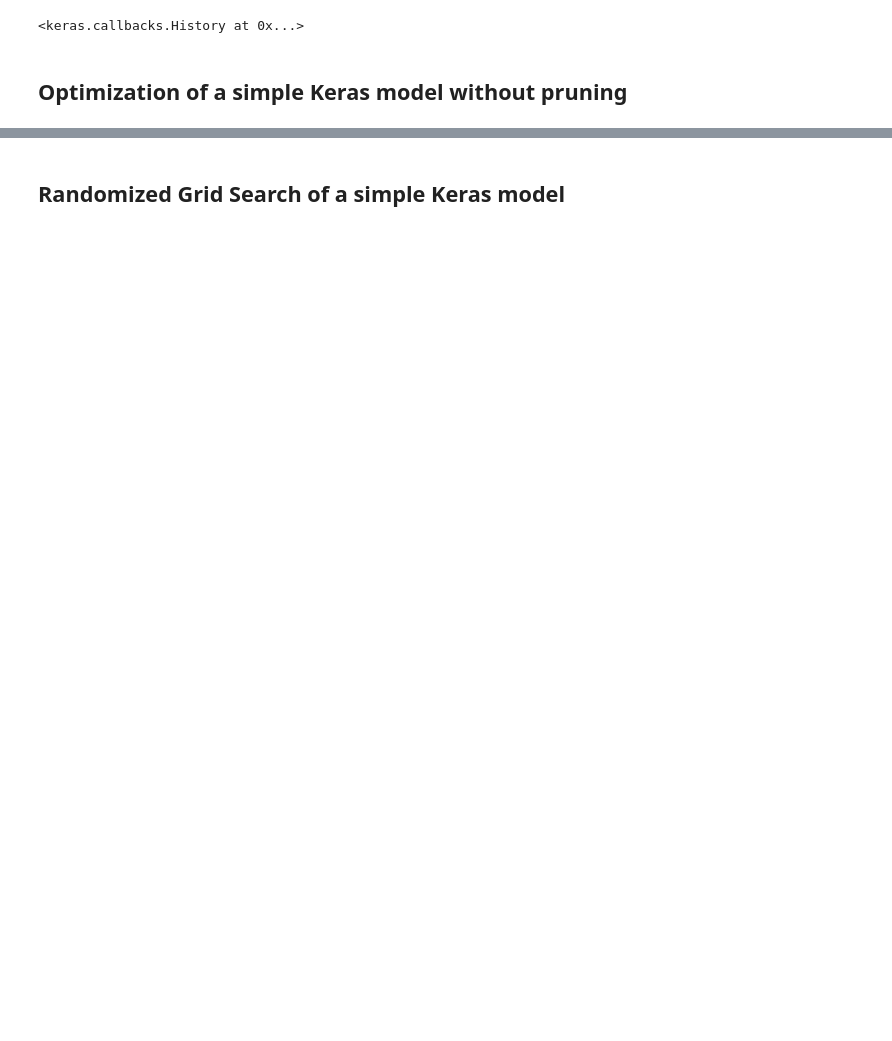
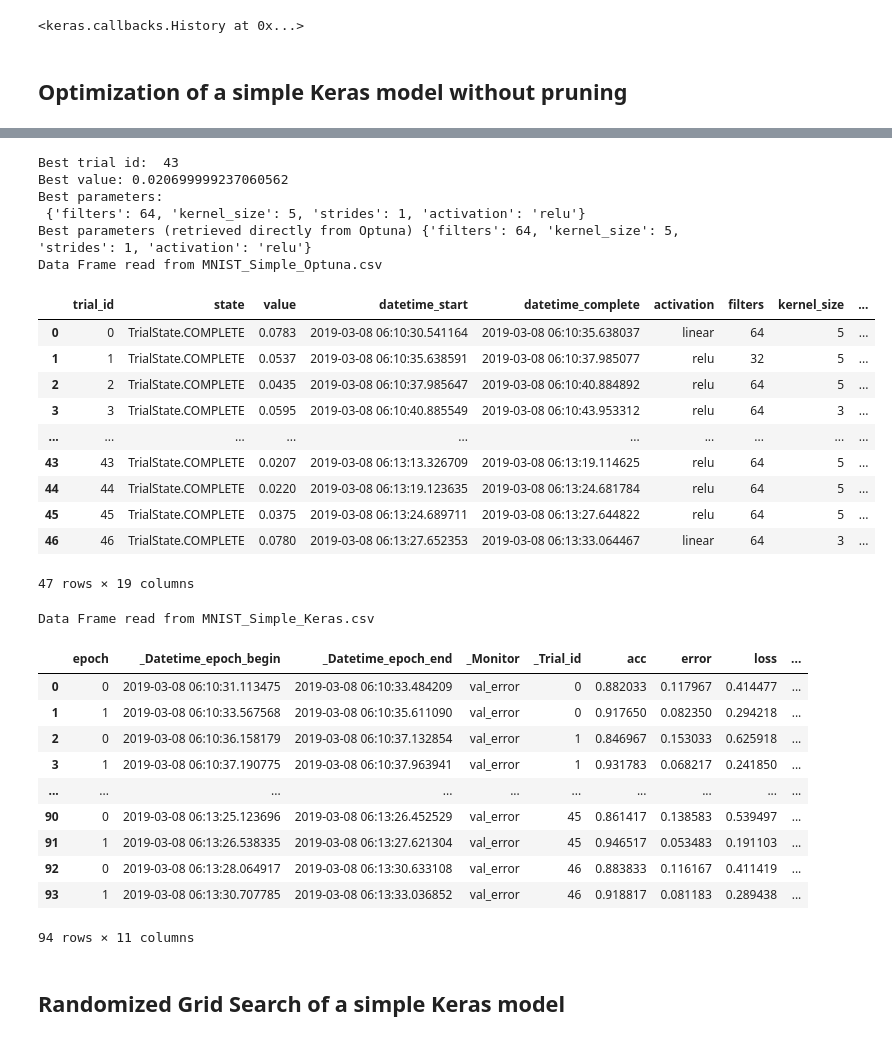
Before and after one commit to Minyus/optkeras, a Jupyter notebook: examples/OptKeras_Example.ipynb, the cells around one changed output, grey strips where cells are left out. Saved outputs shown, nothing was run; the diff lists cells and outputs as text; code cells hidden in the pictures; blank space fills up the shorter version.

```diff
--- a/examples/OptKeras_Example.ipynb
+++ b/examples/OptKeras_Example.ipynb
@@ -272,3 +285,57 @@ ok.optimize(objective, timeout = 60) # 1 minute for demo
+# %%
+""" Show Results """
+print('Best trial id: ', ok.best_trial.trial_id)
+print('Best value:', ok.best_trial.value)
+print('Best parameters: \n', ok.best_trial.params)
+
+"""
+Alternatively, you can access Optuna's study object to, for example,
+get the best parameters as well.
+Please note that study.best_trial returns error if optimization trials
+were not completed (e.g. if you interupt execution) as of Optuna 0.7.0,
+so usage of OptKeras is recommended.
+"""
+print("Best parameters (retrieved directly from Optuna)", ok.study.best_trial.params)
+
+""" Check the Optuna CSV log file """
+pd.options.display.max_rows = 8 # limit rows to display
+print('Data Frame read from', ok.optuna_log_file_path, '\n')
+display(pd.read_csv(ok.optuna_log_file_path))
+
+""" Check the Keras CSV log file """
+pd.options.display.max_rows = 8 # limit rows to display
+print('Data Frame read from', ok.keras_log_file_path, '\n')
+display(pd.read_csv(ok.keras_log_file_path))
+# %% [output]
+Best trial id:  43
+Best value: 0.020699999237060562
+Best parameters:
+ {'filters': 64, 'kernel_size': 5, 'strides': 1, 'activation': 'relu'}
+Best parameters (retrieved directly from Optuna) {'filters': 64, 'kernel_size': 5, 'strides': 1, 'activation': 'relu'}
+Data Frame read from MNIST_Simple_Optuna.csv
+|  | trial_id | state | value | datetime_start | datetime_complete | activation | filters | kernel_size | ... |
+| 0 | 0 | TrialState.COMPLETE | 0.0783 | 2019-03-08 06:10:30.541164 | 2019-03-08 06:10:35.638037 | linear | 64 | 5 | ... |
+| 1 | 1 | TrialState.COMPLETE | 0.0537 | 2019-03-08 06:10:35.638591 | 2019-03-08 06:10:37.985077 | relu | 32 | 5 | ... |
+| 2 | 2 | TrialState.COMPLETE | 0.0435 | 2019-03-08 06:10:37.985647 | 2019-03-08 06:10:40.884892 | relu | 64 | 5 | ... |
+| 3 | 3 | TrialState.COMPLETE | 0.0595 | 2019-03-08 06:10:40.885549 | 2019-03-08 06:10:43.953312 | relu | 64 | 3 | ... |
+| ... | ... | ... | ... | ... | ... | ... | ... | ... | ... |
+| 43 | 43 | TrialState.COMPLETE | 0.0207 | 2019-03-08 06:13:13.326709 | 2019-03-08 06:13:19.114625 | relu | 64 | 5 | ... |
+| 44 | 44 | TrialState.COMPLETE | 0.0220 | 2019-03-08 06:13:19.123635 | 2019-03-08 06:13:24.681784 | relu | 64 | 5 | ... |
+| 45 | 45 | TrialState.COMPLETE | 0.0375 | 2019-03-08 06:13:24.689711 | 2019-03-08 06:13:27.644822 | relu | 64 | 5 | ... |
+| 46 | 46 | TrialState.COMPLETE | 0.0780 | 2019-03-08 06:13:27.652353 | 2019-03-08 06:13:33.064467 | linear | 64 | 3 | ... |
+47 rows × 19 columns
+Data Frame read from MNIST_Simple_Keras.csv
+|  | epoch | _Datetime_epoch_begin | _Datetime_epoch_end | _Monitor | _Trial_id | acc | error | loss | ... |
+| 0 | 0 | 2019-03-08 06:10:31.113475 | 2019-03-08 06:10:33.484209 | val_error | 0 | 0.882033 | 0.117967 | 0.414477 | ... |
+| 1 | 1 | 2019-03-08 06:10:33.567568 | 2019-03-08 06:10:35.611090 | val_error | 0 | 0.917650 | 0.082350 | 0.294218 | ... |
+| 2 | 0 | 2019-03-08 06:10:36.158179 | 2019-03-08 06:10:37.132854 | val_error | 1 | 0.846967 | 0.153033 | 0.625918 | ... |
+| 3 | 1 | 2019-03-08 06:10:37.190775 | 2019-03-08 06:10:37.963941 | val_error | 1 | 0.931783 | 0.068217 | 0.241850 | ... |
+| ... | ... | ... | ... | ... | ... | ... | ... | ... | ... |
+| 90 | 0 | 2019-03-08 06:13:25.123696 | 2019-03-08 06:13:26.452529 | val_error | 45 | 0.861417 | 0.138583 | 0.539497 | ... |
+| 91 | 1 | 2019-03-08 06:13:26.538335 | 2019-03-08 06:13:27.621304 | val_error | 45 | 0.946517 | 0.053483 | 0.191103 | ... |
+| 92 | 0 | 2019-03-08 06:13:28.064917 | 2019-03-08 06:13:30.633108 | val_error | 46 | 0.883833 | 0.116167 | 0.411419 | ... |
+| 93 | 1 | 2019-03-08 06:13:30.707785 | 2019-03-08 06:13:33.036852 | val_error | 46 | 0.918817 | 0.081183 | 0.289438 | ... |
+94 rows × 11 columns
 # %% [markdown]
 ## Randomized Grid Search of a simple Keras model
 # %%
```
Also changed, not shown: parts of 17 cells of this notebook, 7 other files.
